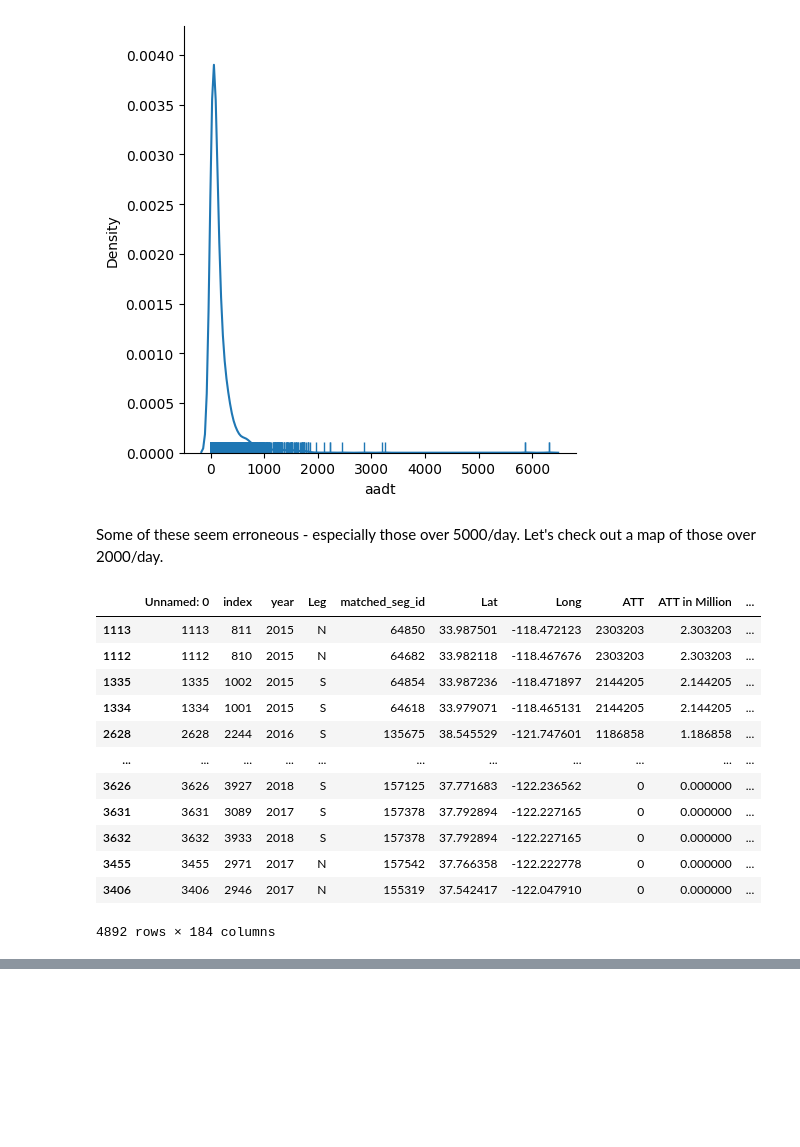
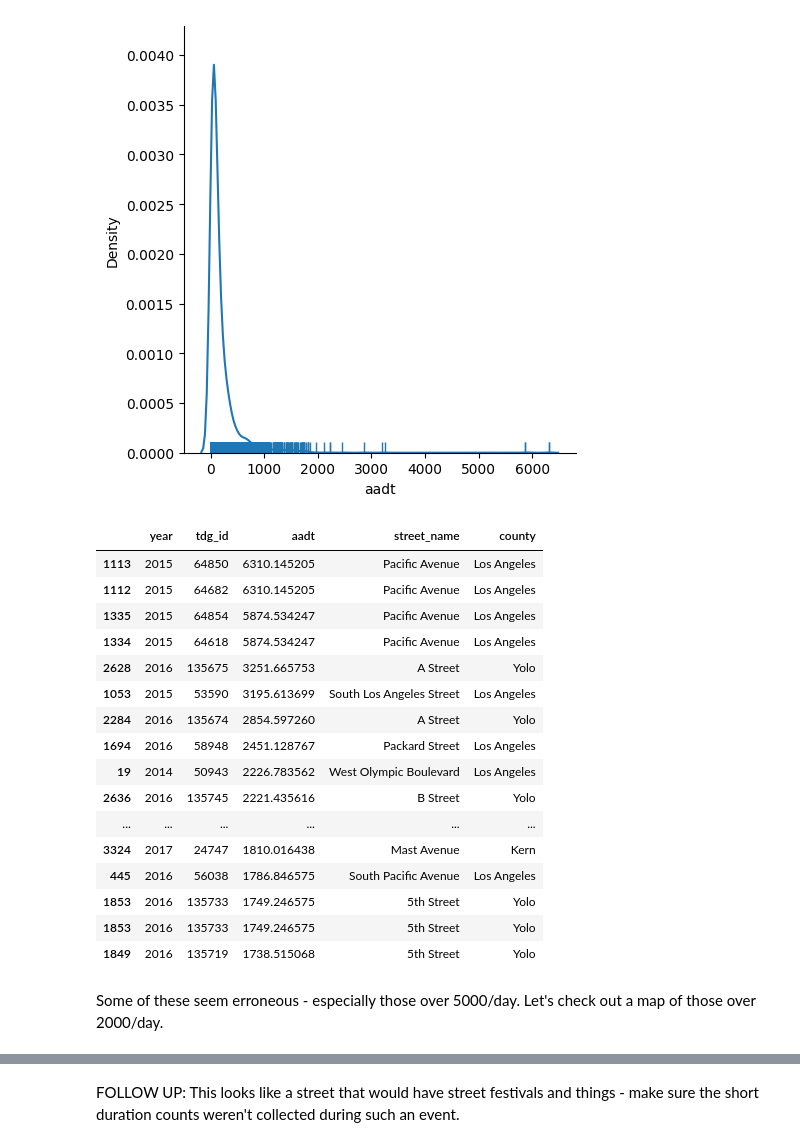
Before and after one commit to mintu07ruet/Bike-Exposure-Modeling, a Jupyter notebook: eval/evaluate_count_sites.ipynb, the cells around one changed output, grey strips where cells are left out. Cells and saved outputs as stored; diff of their text form; code cells hidden in the pictures; blank space fills up the shorter version.

Commit message:
look at counts and Strava vars

```diff
--- a/eval/evaluate_count_sites.ipynb
+++ b/eval/evaluate_count_sites.ipynb
@@ -17 +11,12 @@ counties = counties.query("STATEFP == '06'")
+# %%
+gcs_path = 'gs://smart4'
+
+count_data = pd.read_csv(f'{gcs_path}/count_file/Final_data_feb8.csv')
+
+segment_geos = gpd.read_file(f'{gcs_path}/count_file/Revised_Estimated_SC_ATT_Feb9.geojson')
+
+places = gpd.read_file(f'{gcs_path}/context_data/census/tl_2021_06_place')
+
+counties = gpd.read_file(f'{gcs_path}/context_data/census/tl_2021_us_county')
+counties = counties.query("STATEFP == '06'")
 # %%
@@ -34,22 +45,26 @@ sns.displot(count_data['aadt'], kind='kde', rug=True)
 # %% [output]
 <seaborn.axisgrid.FacetGrid at 0x...>
 [figure]
-# %% [markdown]
-Some of these seem erroneous - especially those over 5000/day. Let's check out a map of those over 2000/day.
 # %%
-count_data.sort_values('aadt', ascending=False)
+count_data.sort_values('aadt', ascending=False)[['year', 'tdg_id', 'aadt', 'street_name', 'county']].head(20)
 # %% [output]
-|  | Unnamed: 0 | index | year | Leg | matched_seg_id | Lat | Long | ATT | ATT in Million | ... |
-| 1113 | 1113 | 811 | 2015 | N | 64850 | 33.987501 | -118.472123 | 2303203 | 2.303203 | ... |
-| 1112 | 1112 | 810 | 2015 | N | 64682 | 33.982118 | -118.467676 | 2303203 | 2.303203 | ... |
-| 1335 | 1335 | 1002 | 2015 | S | 64854 | 33.987236 | -118.471897 | 2144205 | 2.144205 | ... |
-| 1334 | 1334 | 1001 | 2015 | S | 64618 | 33.979071 | -118.465131 | 2144205 | 2.144205 | ... |
-| 2628 | 2628 | 2244 | 2016 | S | 135675 | 38.545529 | -121.747601 | 1186858 | 1.186858 | ... |
-| ... | ... | ... | ... | ... | ... | ... | ... | ... | ... | ... |
-| 3626 | 3626 | 3927 | 2018 | S | 157125 | 37.771683 | -122.236562 | 0 | 0.000000 | ... |
-| 3631 | 3631 | 3089 | 2017 | S | 157378 | 37.792894 | -122.227165 | 0 | 0.000000 | ... |
-| 3632 | 3632 | 3933 | 2018 | S | 157378 | 37.792894 | -122.227165 | 0 | 0.000000 | ... |
-| 3455 | 3455 | 2971 | 2017 | N | 157542 | 37.766358 | -122.222778 | 0 | 0.000000 | ... |
-| 3406 | 3406 | 2946 | 2017 | N | 155319 | 37.542417 | -122.047910 | 0 | 0.000000 | ... |
+|  | year | tdg_id | aadt | street_name | county |
+| 1113 | 2015 | 64850 | 6310.145205 | Pacific Avenue | Los Angeles |
+| 1112 | 2015 | 64682 | 6310.145205 | Pacific Avenue | Los Angeles |
+| 1335 | 2015 | 64854 | 5874.534247 | Pacific Avenue | Los Angeles |
+| 1334 | 2015 | 64618 | 5874.534247 | Pacific Avenue | Los Angeles |
+| 2628 | 2016 | 135675 | 3251.665753 | A Street | Yolo |
+| 1053 | 2015 | 53590 | 3195.613699 | South Los Angeles Street | Los Angeles |
+| 2284 | 2016 | 135674 | 2854.597260 | A Street | Yolo |
+| 1694 | 2016 | 58948 | 2451.128767 | Packard Street | Los Angeles |
+| 19 | 2014 | 50943 | 2226.783562 | West Olympic Boulevard | Los Angeles |
+| 2636 | 2016 | 135745 | 2221.435616 | B Street | Yolo |
+| ... | ... | ... | ... | ... | ... |
+| 3324 | 2017 | 24747 | 1810.016438 | Mast Avenue | Kern |
+| 445 | 2016 | 56038 | 1786.846575 | South Pacific Avenue | Los Angeles |
+| 1853 | 2016 | 135733 | 1749.246575 | 5th Street | Yolo |
+| 1853 | 2016 | 135733 | 1749.246575 | 5th Street | Yolo |
+| 1849 | 2016 | 135719 | 1738.515068 | 5th Street | Yolo |
-4892 rows × 184 columns
+# %% [markdown]
+Some of these seem erroneous - especially those over 5000/day. Let's check out a map of those over 2000/day.
 # %%
@@ -57,2 +72,4 @@ count_data.query("aadt > 2000")[['aadt', 'geometry']].explore('aadt')
 # %% [output]
 [interactive output not drawn]
+# %% [markdown]
+FOLLOW UP: This looks like a street that would have street festivals and things - make sure the short duration counts weren't collected during such an event.
```
Also changed, not shown: parts of 22 cells of this notebook.
